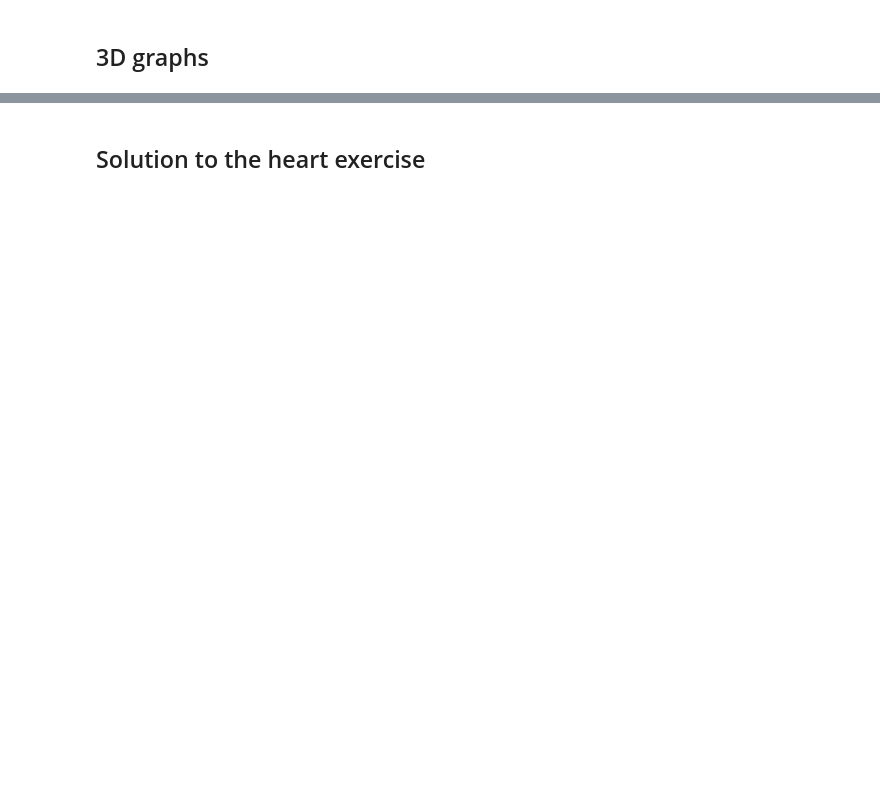
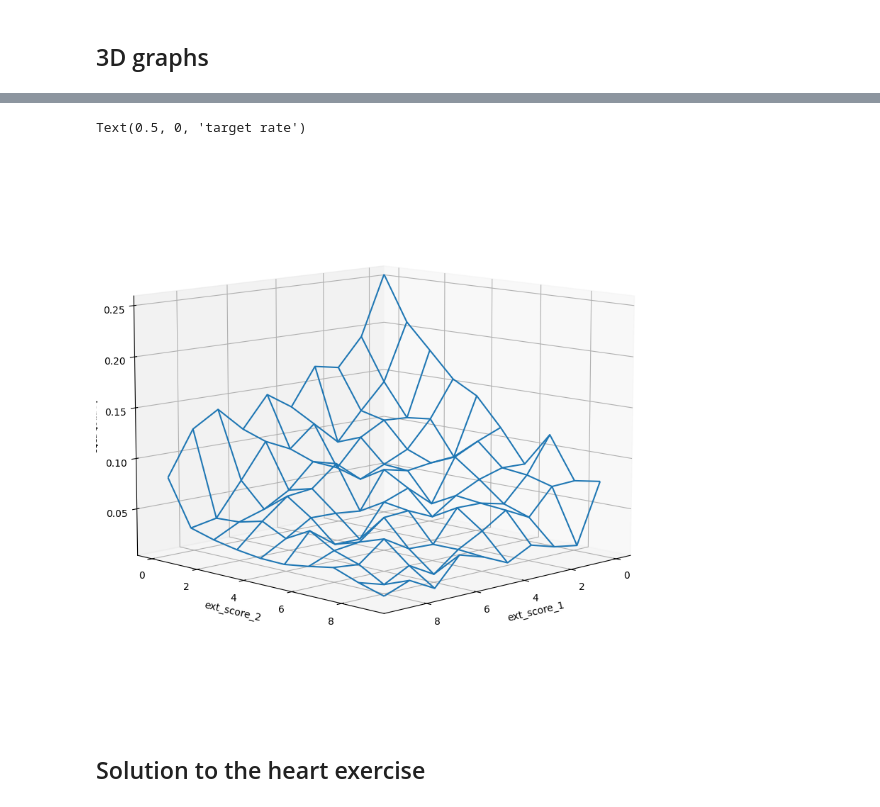
Before and after one commit to wenceslasdk/data-science-2, a Jupyter notebook: Practicals/02_python_intro/python_intro.ipynb, the cells around one changed output, grey strips where cells are left out. Drawn from its saved outputs; the diff is of its cells as text; code cells hidden in the pictures; blank space fills up the shorter version.

```diff
--- a/Practicals/02_python_intro/python_intro.ipynb
+++ b/Practicals/02_python_intro/python_intro.ipynb
@@ -1998,7 +2731,7 @@ dt['sc2_bin'] = pd.cut(
 )
 
 dt_grp = dt.groupby(['sc1_bin', 'sc2_bin']).agg(
-    target_rate = (target, np.mean),
+    target_rate = (target, 'mean'),
 )
 # %%
 dt_grp.reset_index(inplace = True)
@@ -2013,18 +2746,21 @@ X = X.astype(int)
 Y = Y.astype(int)
 # %%
 fig = plt.figure(figsize=(13,10))
-ax = fig.gca(projection='3d')
+ax = fig.add_subplot(projection = '3d')
 
 surf = ax.plot_wireframe(
         X, Y, dt_grp_pivot.values,
         antialiased=True,
         alpha = 1
     )
 
 ax.view_init(10, 45)
 ax.set_xlabel('ext_score_1')
 ax.set_ylabel('ext_score_2')
 ax.set_zlabel('target rate')
+# %% [output]
+Text(0.5, 0, 'target rate')
+[figure, added]
 # %% [markdown]
 ## Solution to the heart exercise
 # %%
```
Also changed, not shown: parts of 189 cells of this notebook, 14 other files.
